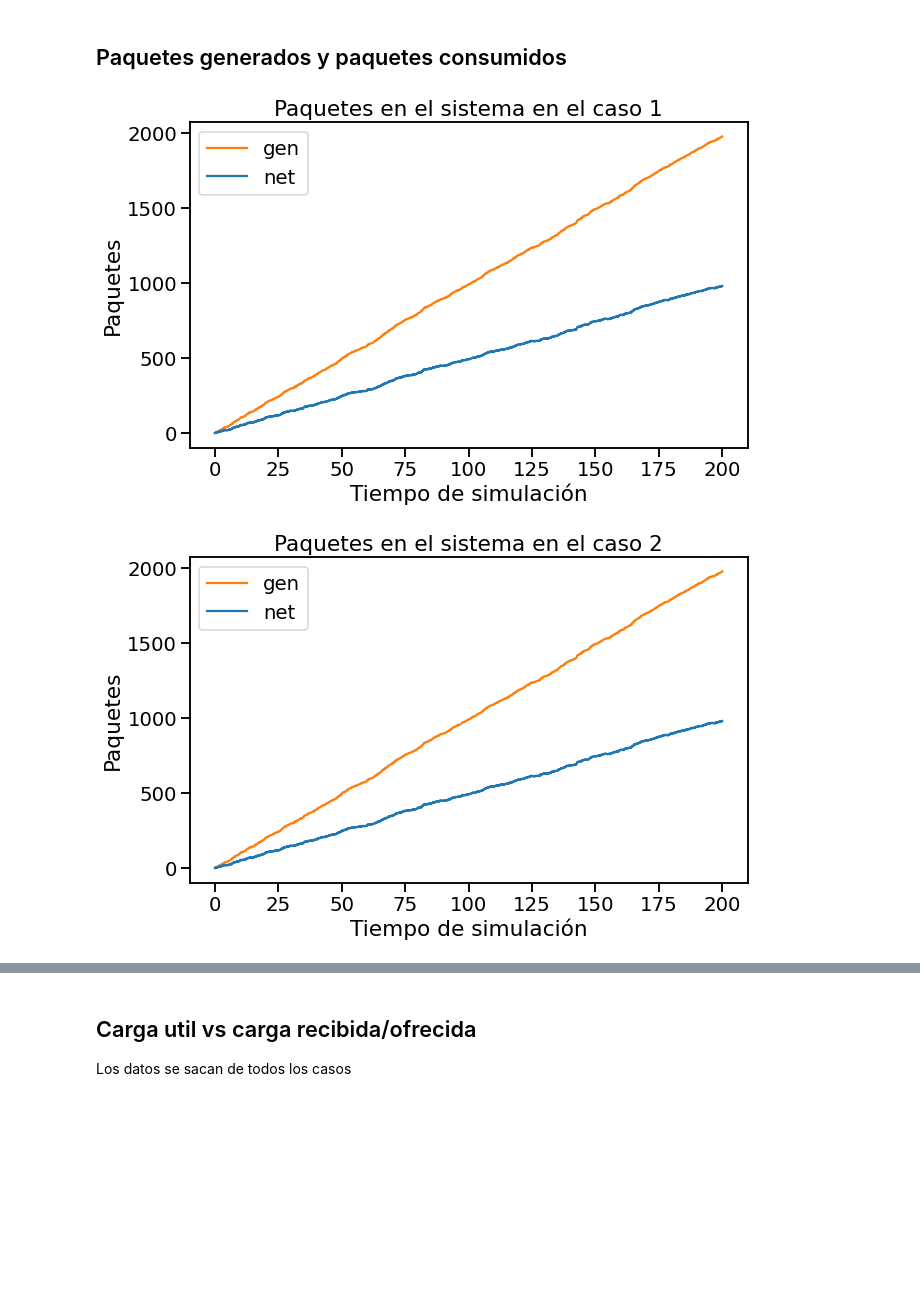
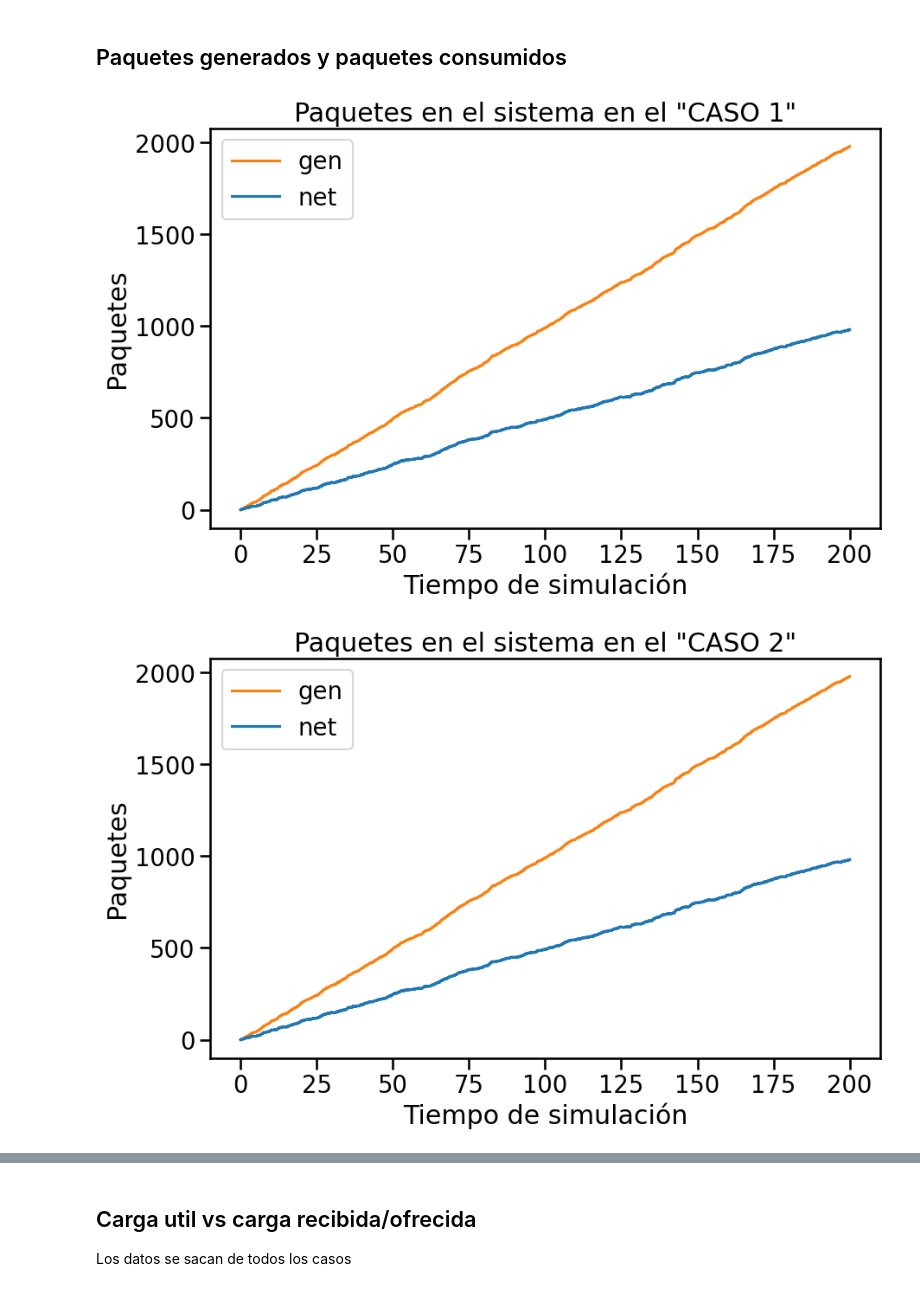
Before and after one commit to Kidmand/Redes-LAB-3, a Jupyter notebook: Notebook-results.ipynb, the cells around one changed output, grey strips where cells are left out. Saved outputs shown, nothing was run; the diff lists cells and outputs as text; code cells hidden in the pictures; blank space fills up the shorter version.

```diff
--- a/Notebook-results.ipynb
+++ b/Notebook-results.ipynb
@@ -56,7 +56,7 @@ for c in range(len(data)):
 
     # Graficamos
     fig, ax = plt.subplots(3,figsize=(20, 15))
-    fig.suptitle('Ocupacion de buffers en el sistema en el caso {}'.format(c+1))
+    fig.suptitle('Ocupación de buffers en el sistema en el "CASO {}"'.format(c+1))
     plt.xlabel("tiempo de simulacion")
     #
     ax[0].plot(time_gen,buffer_gen, color='tab:blue', label="pks")
@@ -111,33 +111,33 @@ for c in range(len(data)):
 
     generate_packets = []
     count_gen = 0
     for i in range(0,len(time)):
         if count_gen < len(time_gen) and time_gen[count_gen] <= time[i] :
             generate_packets.append(packets_gen[count_gen])
             count_gen += 1
         else:
             generate_packets.append(packets_gen[count_gen-1])
 
     network_packets = generate_packets.copy()
     count_sink = 0
     sinking_pks = 0
     for i in range(0,len(time)):
         if count_sink < len(time_sink) and time_sink[count_sink] <= time[i]:
             network_packets[i] -= packets_sink[count_sink]
             sinking_pks = packets_sink[count_sink]
             count_sink += 1
         else:
             network_packets[i] -= sinking_pks
 
     # Graficamos el gráfico de líneas
     plt.figure(figsize=(10, 6))
     plt.plot(time, generate_packets, color='tab:orange', label='gen')
     plt.plot(time, network_packets, color='tab:blue', label='net')
-    plt.title('Paquetes en el sistema en el caso {}'.format(c+1))
+    plt.title('Paquetes en el sistema en el "CASO {}"'.format(c+1))
     plt.xlabel('Tiempo de simulación')
     plt.ylabel('Paquetes')
     plt.legend()
     plt.show()
 # %% [output]
-[figure, old version]
+[figure, new version]
-[figure, old version]
+[figure, new version]
```
Also changed, not shown: parts of 3 cells of this notebook.
